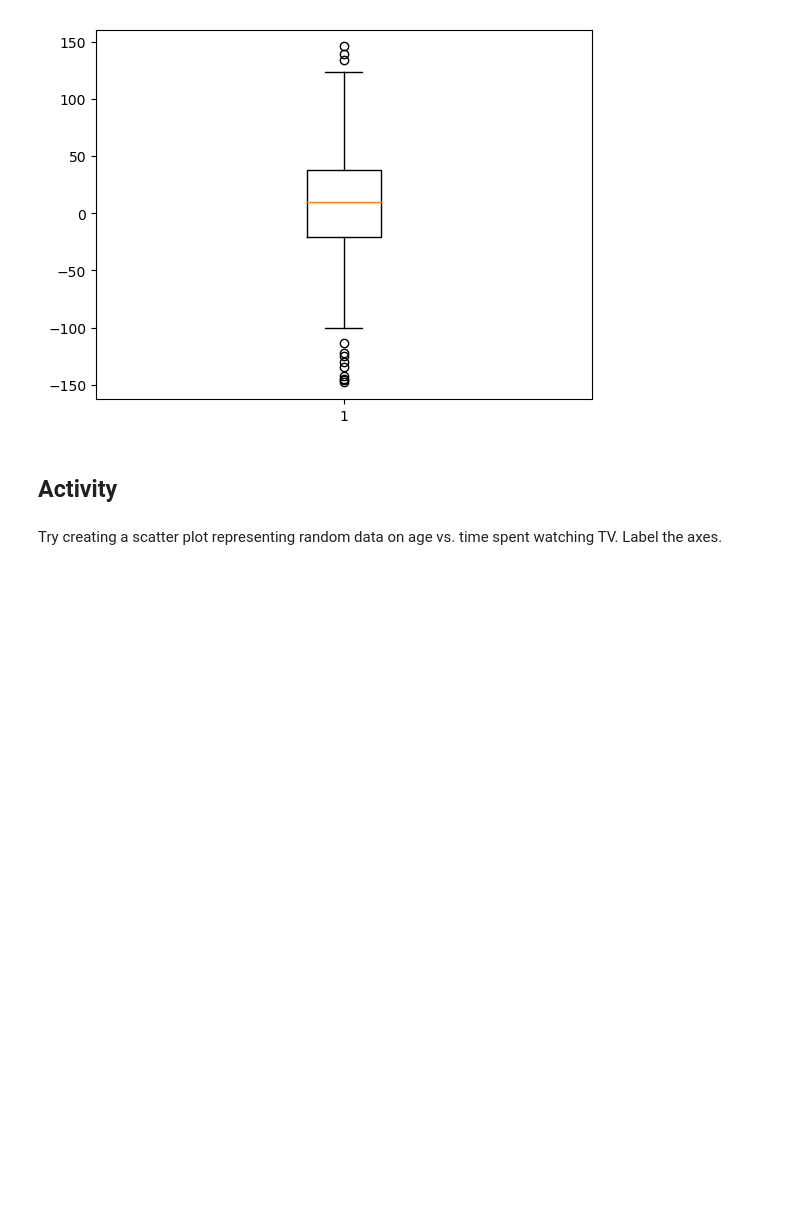
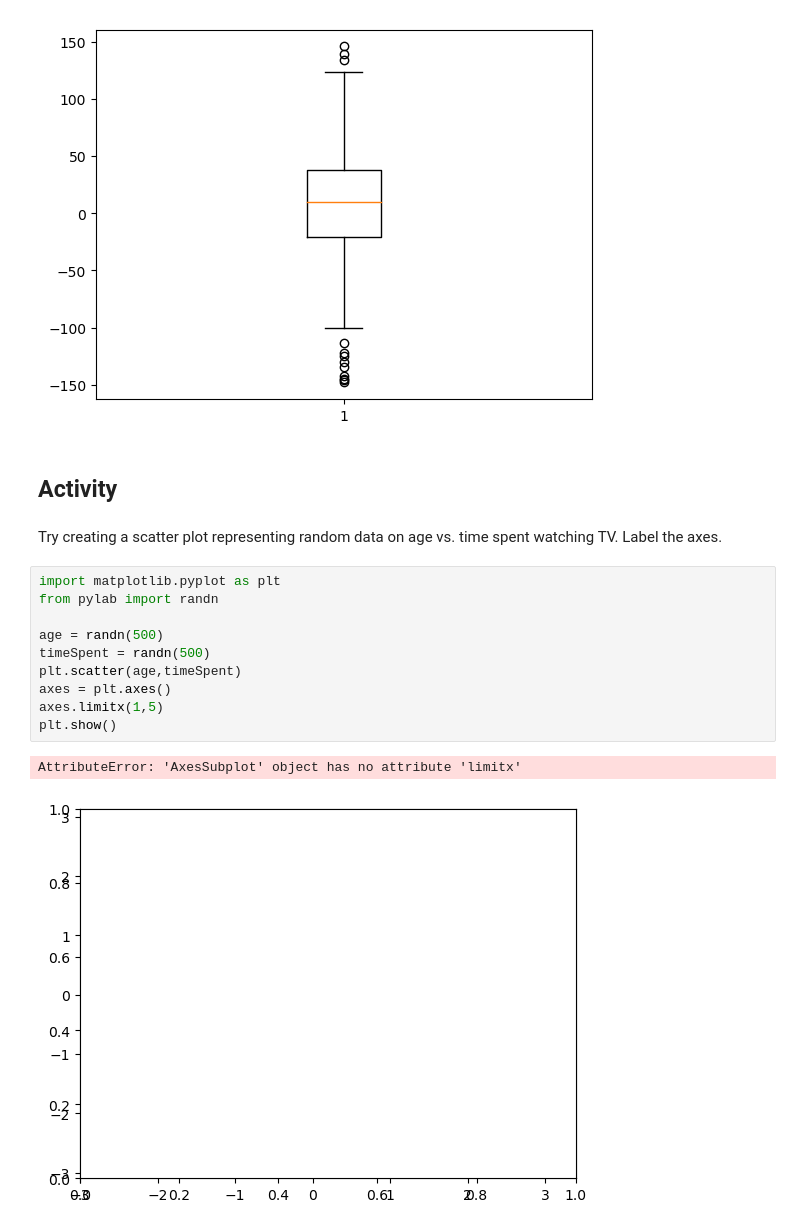
Before and after one commit to Vozikis/machine-learning, a Jupyter notebook: MLCourse/MatPlotLib.ipynb, the cells around one changed output. Saved outputs shown, nothing was run; the diff lists cells and outputs as text; blank space fills up the shorter version.

Commit message:
scatter plot

```diff
--- a/MLCourse/MatPlotLib.ipynb
+++ b/MLCourse/MatPlotLib.ipynb
@@ -184,3 +184,16 @@ plt.show()
 ## Activity
 # %% [markdown]
 Try creating a scatter plot representing random data on age vs. time spent watching TV. Label the axes.
+# %%
+import matplotlib.pyplot as plt
+from pylab import randn
+
+age = randn(500)
+timeSpent = randn(500)
+plt.scatter(age,timeSpent)
+axes = plt.axes()
+axes.limitx(1,5)
+plt.show()
+# %% [output]
+AttributeError: 'AxesSubplot' object has no attribute 'limitx'
+[figure, added]
```
